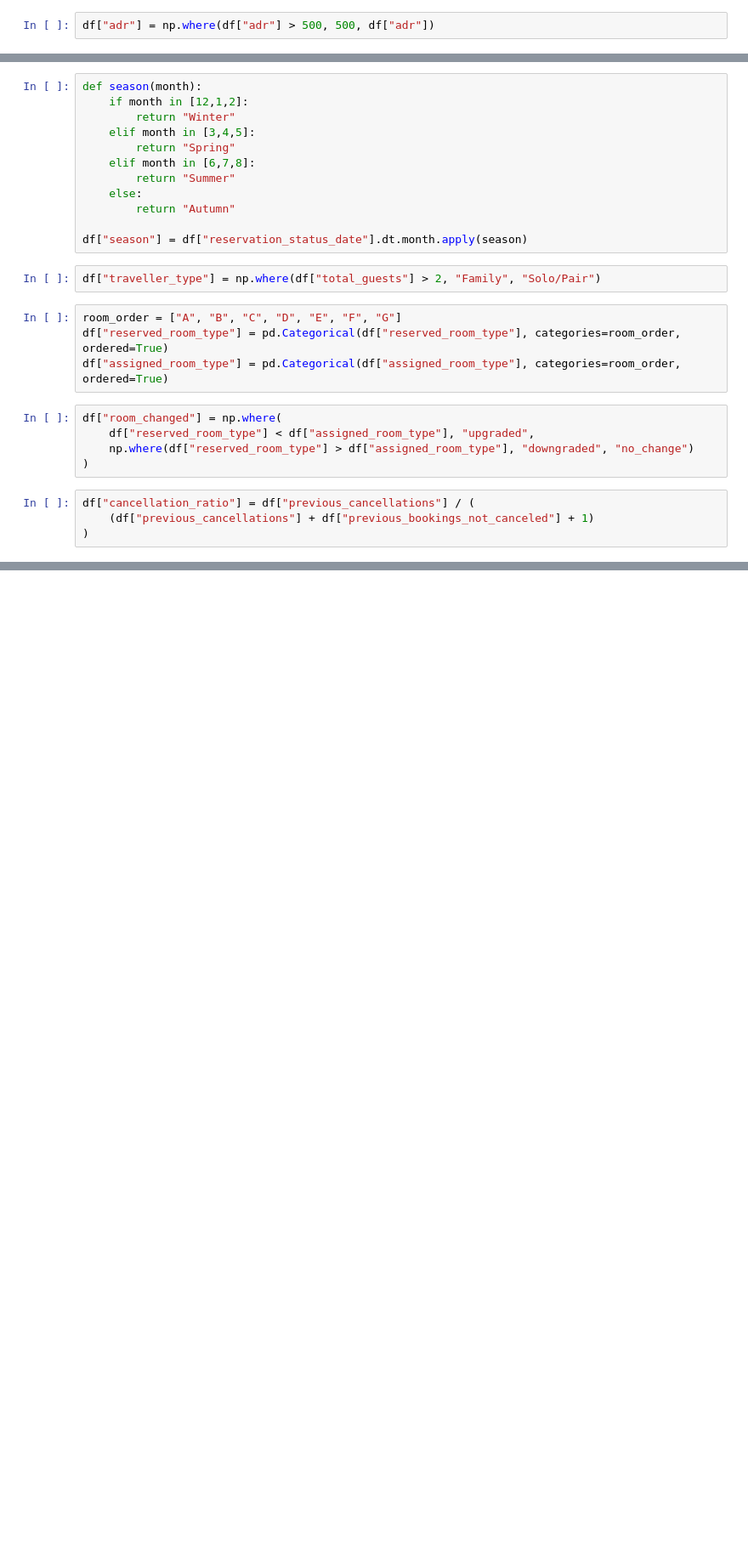
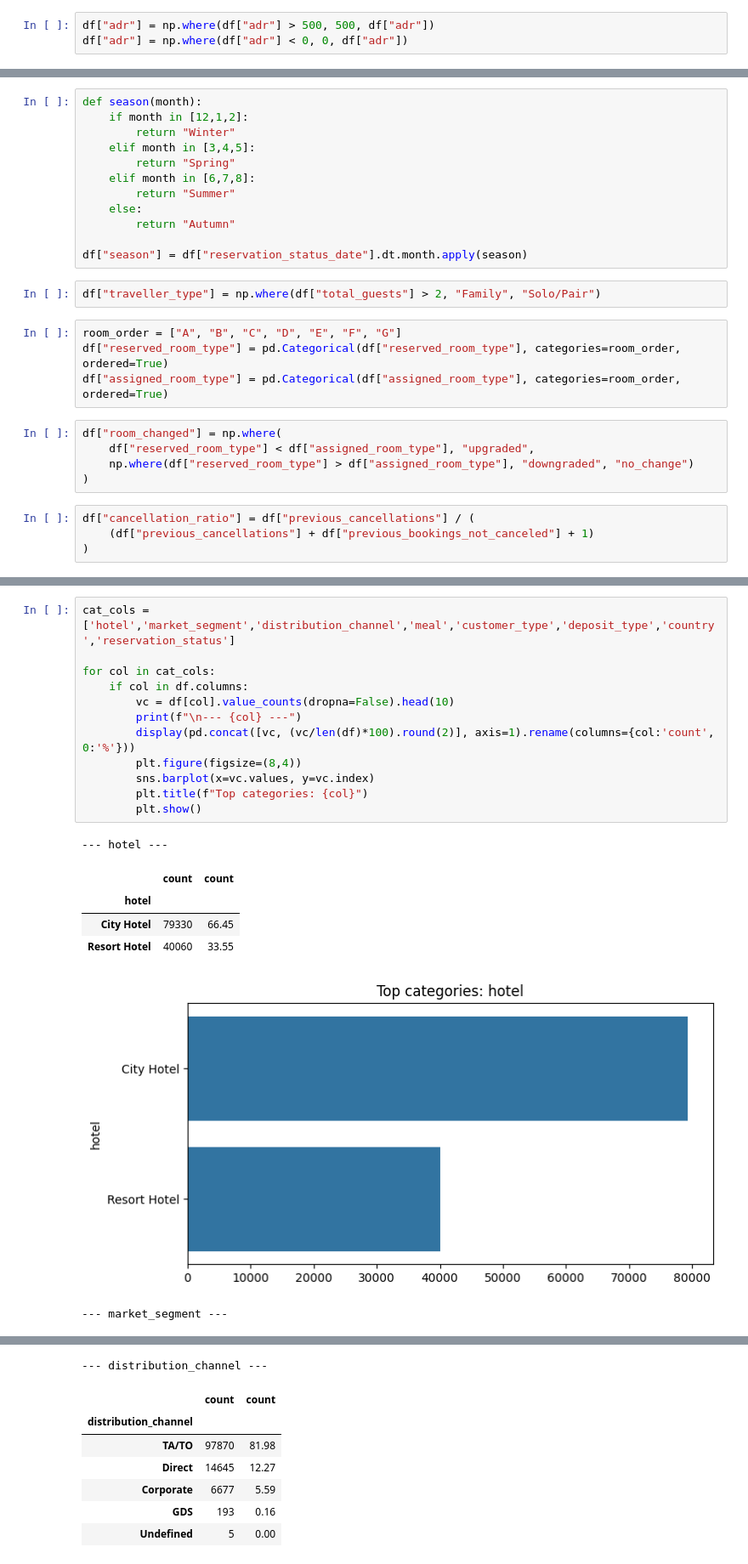
Before and after one commit to palak-verma-0309/Hotel-Booking, a Jupyter notebook: data_analysis.ipynb, the cells around one changed output, grey strips where cells are left out. Shown at 85% size. Drawn from its saved outputs; the diff is of its cells as text; blank space fills up the shorter version.

```diff
--- a/data_analysis.ipynb
+++ b/data_analysis.ipynb
@@ -215,6 +215,7 @@ df["days_in_waiting_list"] = np.where(df["days_in_waiting_list"] > 90, 90, df["d
 adr(Average Daily Rate) --> max = 500
 # %%
 df["adr"] = np.where(df["adr"] > 500, 500, df["adr"])
+df["adr"] = np.where(df["adr"] < 0, 0, df["adr"])
 # %% [markdown]
 normally, tourist can require max 2 parking space.
 # %%
@@ -276,0 +286,20 @@ df["cancellation_ratio"] = df["previous_cancellations"] / (
+# %%
+cat_cols = ['hotel','market_segment','distribution_channel','meal','customer_type','deposit_type','country','reservation_status']
+
+for col in cat_cols:
+    if col in df.columns:
+        vc = df[col].value_counts(dropna=False).head(10)
+        print(f"\n--- {col} ---")
+        display(pd.concat([vc, (vc/len(df)*100).round(2)], axis=1).rename(columns={col:'count', 0:'%'}))
+        plt.figure(figsize=(8,4))
+        sns.barplot(x=vc.values, y=vc.index)
+        plt.title(f"Top categories: {col}")
+        plt.show()
+# %% [output]
+--- hotel ---
+|  | count | count |
+| hotel |  |  |
+| City Hotel | 79330 | 66.45 |
+| Resort Hotel | 40060 | 33.55 |
+[figure, added]
+--- market_segment ---
@@ -276,0 +317,8 @@ df["cancellation_ratio"] = df["previous_cancellations"] / (
+--- distribution_channel ---
+|  | count | count |
+| distribution_channel |  |  |
+| TA/TO | 97870 | 81.98 |
+| Direct | 14645 | 12.27 |
+| Corporate | 6677 | 5.59 |
+| GDS | 193 | 0.16 |
+| Undefined | 5 | 0.00 |
```
Also changed, not shown: parts of 25 cells of this notebook.
